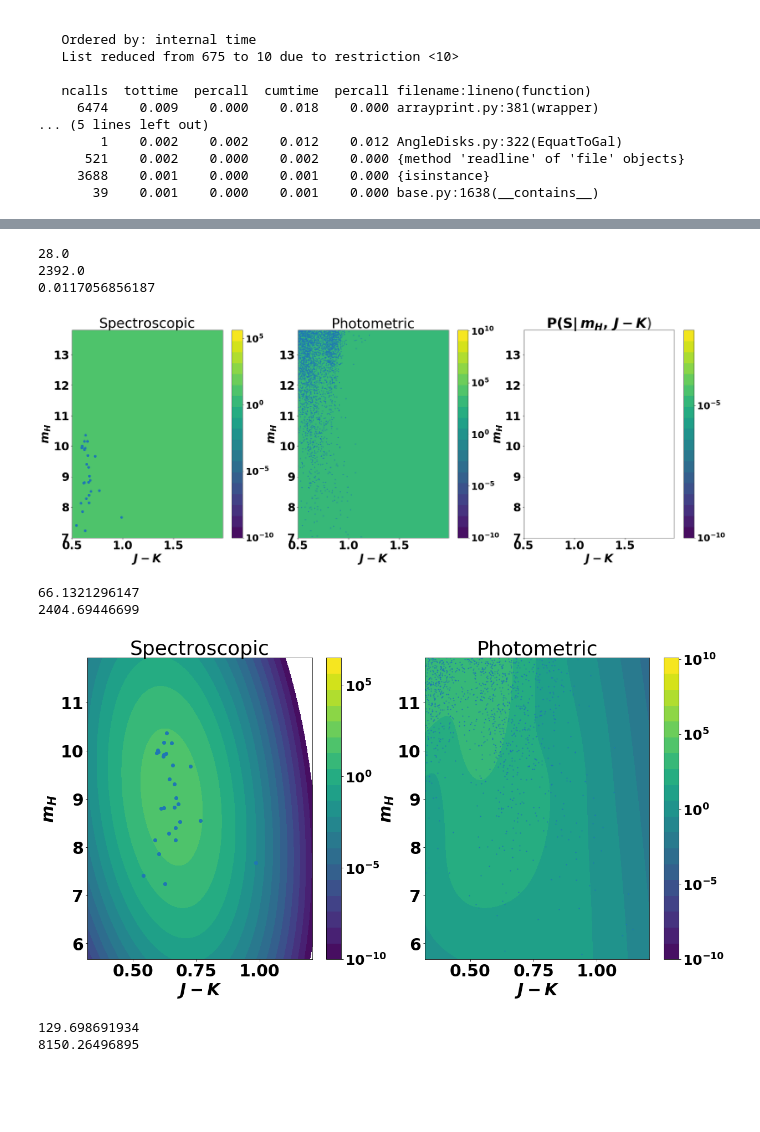
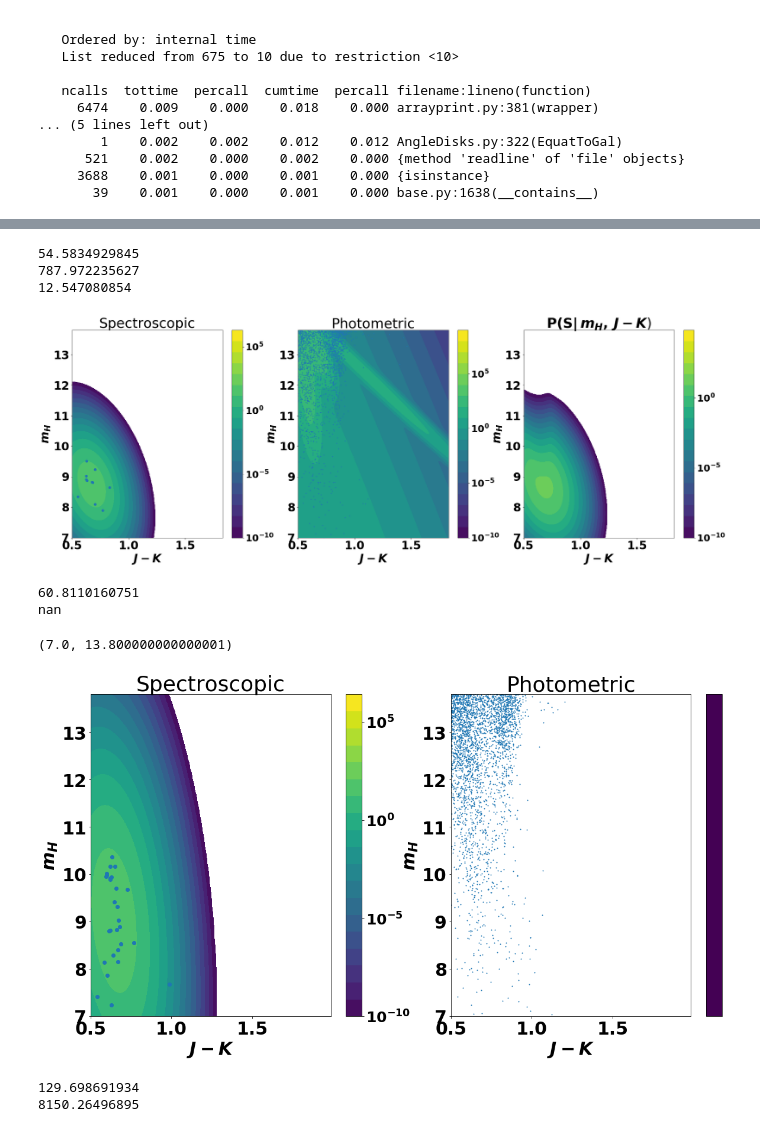
Before and after one commit to aeverall/seestar, a Jupyter notebook: SFexamples/CreateSF.ipynb, the cells around one changed output, grey strips where cells are left out. Drawn from its saved outputs; the diff is of its cells as text; code cells hidden in the pictures; blank space fills up the shorter version.

```diff
--- a/SFexamples/CreateSF.ipynb
+++ b/SFexamples/CreateSF.ipynb
@@ -190,5 +203,5 @@ Testing2.pointings
 # %%
-field = 2005.0
+field = 2037.0
 #field = '1029m24'
 
 fig = plt.figure(figsize=(30,10))
@@ -214,37 +227,37 @@ SelectionGrid.plotObsSF(Testing.obsSF[field], realm = 'photo',
                         title = "Photometric")
 
 photopoints = True
 if photopoints:
     photo_points = pd.read_csv(Testing.photo_path+str(field)+Testing.photo_tag)
     coords = ['Jmag', 'Hmag', 'Kmag']
     photo_points=photo_points.rename(index=str,
                                     columns=dict(zip(Testing.photo_coords[2:5], coords)))
     photo_points['Colour'] = photo_points.Jmag - photo_points.Kmag
 
     plt.scatter(photo_points.Colour, photo_points.Hmag, s=2.)
 
 plt.xlim(Testing.obsSF[field].spectro_colrange)
 plt.ylim(Testing.obsSF[field].spectro_magrange)
 
 plt.sca(ax2)
 SelectionGrid.plotObsSF(Testing.obsSF[field], realm = 'SF',
                         fig_given = True, ax = ax2, fig = fig,
                         title = "$\mathrm{P}(\mathrm{S}|\,m_{H},\,J-K$)")
 
 
 
 
 #print(Testing.obsSF[field].spectro_interp.params_f)
 #print(Testing.obsSF[field].photo_interp.params_f)
 
 
 #fig.savefig("../../SFgithub/Presentation/images/Apogee_triplot_0802.png", bbox_inches="tight")
 #fig.savefig("../../SFgithub/Presentation/images/RAVE_triplot_0802.png", bbox_inches="tight")
 # %% [output]
-28.0
-2392.0
-0.0117056856187
+54.5834929845
+787.972235627
+12.547080854
-[figure, old version]
+[figure, new version]
 # %%
 fig = plt.figure(figsize=(20,10))
 ax0 = fig.add_subplot(121)
@@ -281,11 +294,12 @@ plt.xlim(Testing.obsSF[field].spectro_colrange)
 plt.ylim(Testing.obsSF[field].spectro_magrange)
 
 #fig.savefig("../../SFgithub/Presentation/images/Apogee_biplot_0802.png", bbox_inches="tight")
-fig.savefig("../../SFgithub/Presentation/images/RAVE_biplot_0802.png", bbox_inches="tight")
+#fig.savefig("../../SFgithub/Presentation/images/RAVE_biplot_0802.png", bbox_inches="tight")
 # %% [output]
-66.1321296147
-2404.69446699
+60.8110160751
+nan
+(7.0, 13.800000000000001)
-[figure, old version]
+[figure, new version]
 # %%
 #field = 2005.0
 field = '1029m24'
```
Also changed, not shown: parts of 5 cells of this notebook, 11 other files.
